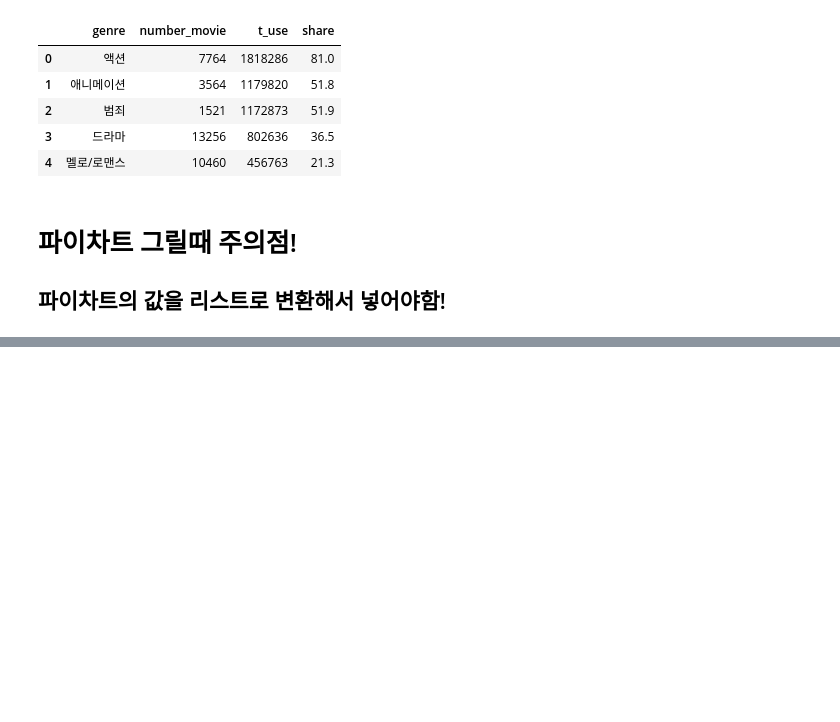
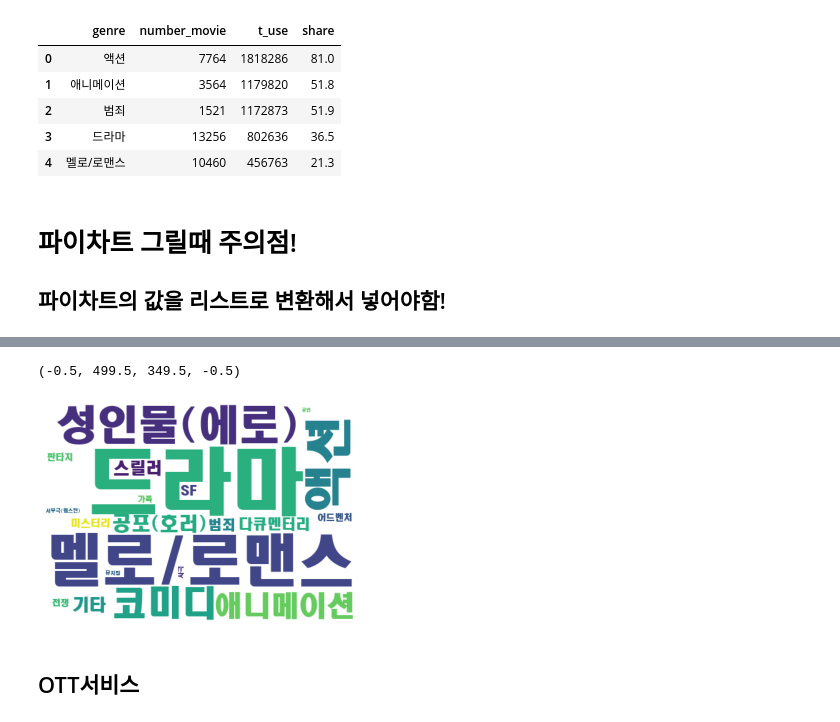
Before and after one commit to jeongmin5o/-DA-movie_covid19-analysis, a Jupyter notebook: mini_vis.ipynb, the cells around one changed output, grey strips where cells are left out. Saved outputs shown, nothing was run; the diff lists cells and outputs as text; code cells hidden in the pictures; blank space fills up the shorter version.

```diff
--- a/mini_vis.ipynb
+++ b/mini_vis.ipynb
@@ -330,0 +377,21 @@ total_list[(total_list['year']== 2022 ) &(total_list['month']==4) ].head(3)
+# %%
+wc2 = after_covid.set_index("장르").to_dict()["작품편수"]
+# wc2['After_covid'] =2000   # 타이틀로 변경하기
+
+wordCloud = WordCloud(
+    font_path = 'HMKMRHD',   # 필수! 폰트지정
+#     max_font_size = 200,   # 가장 빈도수가 높은 단어 폰트 사이즈
+    width = 500, # 워드클라우드 너비지정
+    height = 350, # 높이지정
+    background_color = 'white'
+
+).generate_from_frequencies(wc2)  #워드 클라우드 빈도수 지정
+
+plt.figure()
+plt.imshow(wordCloud)
+plt.axis('off')
+# %% [output]
+(-0.5, 499.5, 349.5, -0.5)
+[figure, added]
+# %% [markdown]
+## OTT서비스
```
Also changed, not shown: parts of 29 cells of this notebook.
